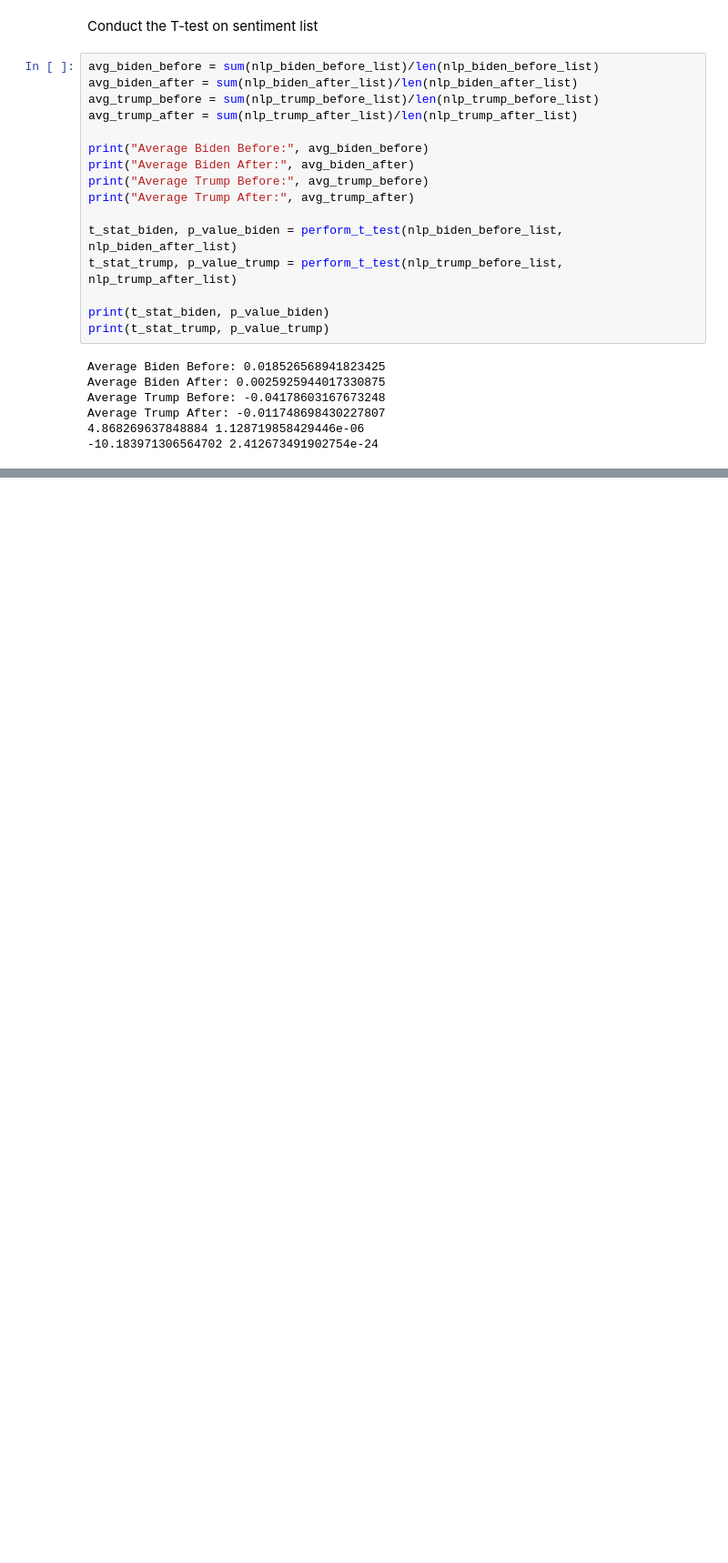
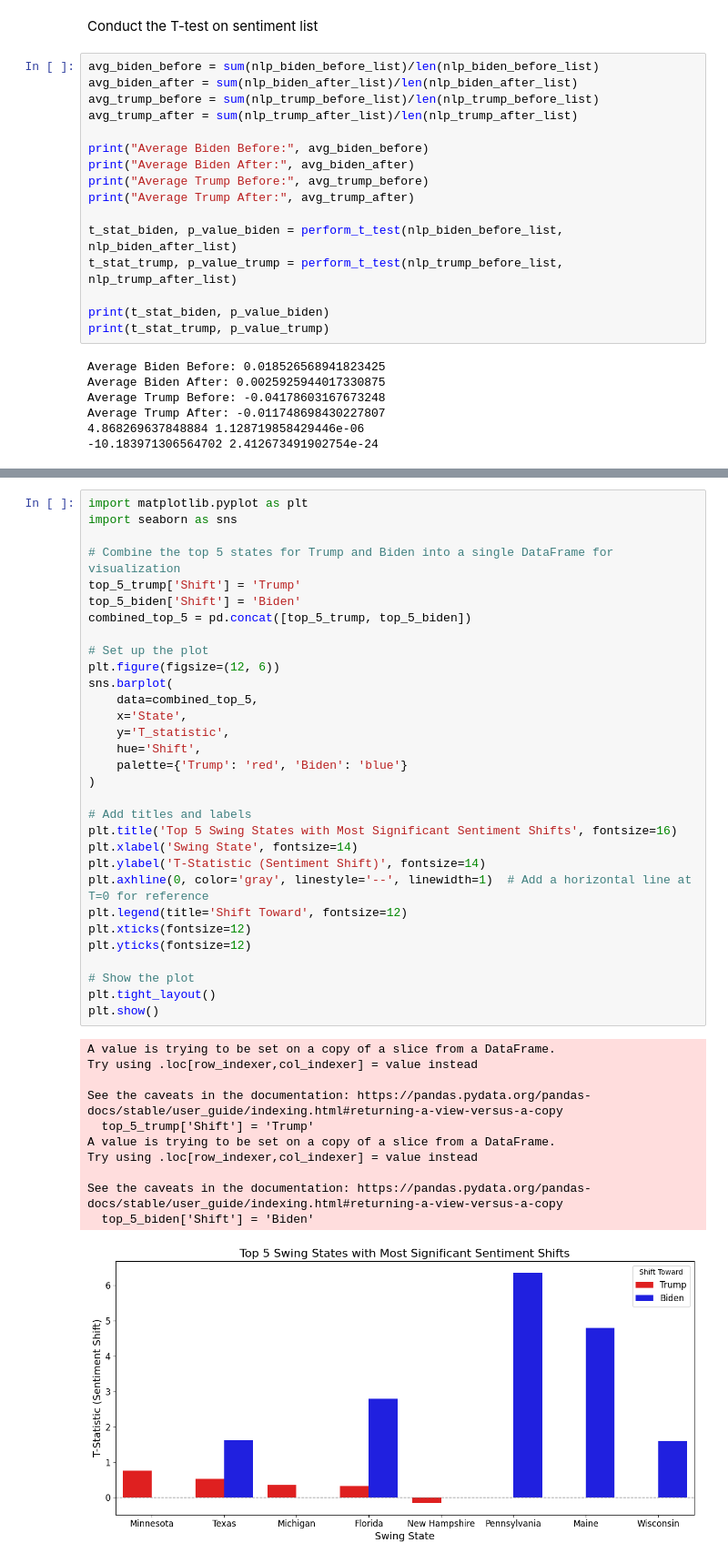
Before and after one commit to ArjunaBazaz/CS3_2020_Presidential_Approval_Rating_Analysis, a Jupyter notebook: SCRIPTS/4_data_analysis.ipynb, the cells around one changed output, grey strips where cells are left out. Shown at 91% size. Saved outputs shown, nothing was run; the diff lists cells and outputs as text; blank space fills up the shorter version.

```diff
--- a/SCRIPTS/4_data_analysis.ipynb
+++ b/SCRIPTS/4_data_analysis.ipynb
@@ -161,0 +390,43 @@ Average Trump After: -0.011748698430227807
+# %%
+import matplotlib.pyplot as plt
+import seaborn as sns
+
+# Combine the top 5 states for Trump and Biden into a single DataFrame for visualization
+top_5_trump['Shift'] = 'Trump'
+top_5_biden['Shift'] = 'Biden'
+combined_top_5 = pd.concat([top_5_trump, top_5_biden])
+
+# Set up the plot
+plt.figure(figsize=(12, 6))
+sns.barplot(
+    data=combined_top_5,
+    x='State',
+    y='T_statistic',
+    hue='Shift',
+    palette={'Trump': 'red', 'Biden': 'blue'}
+)
+
+# Add titles and labels
+plt.title('Top 5 Swing States with Most Significant Sentiment Shifts', fontsize=16)
+plt.xlabel('Swing State', fontsize=14)
+plt.ylabel('T-Statistic (Sentiment Shift)', fontsize=14)
+plt.axhline(0, color='gray', linestyle='--', linewidth=1)  # Add a horizontal line at T=0 for reference
+plt.legend(title='Shift Toward', fontsize=12)
+plt.xticks(fontsize=12)
+plt.yticks(fontsize=12)
+
+# Show the plot
+plt.tight_layout()
+plt.show()
+# %% [output]
+A value is trying to be set on a copy of a slice from a DataFrame.
+Try using .loc[row_indexer,col_indexer] = value instead
+
+See the caveats in the documentation: https://pandas.pydata.org/pandas-docs/stable/user_guide/indexing.html#returning-a-view-versus-a-copy
+  top_5_trump['Shift'] = 'Trump'
+A value is trying to be set on a copy of a slice from a DataFrame.
+Try using .loc[row_indexer,col_indexer] = value instead
+
+See the caveats in the documentation: https://pandas.pydata.org/pandas-docs/stable/user_guide/indexing.html#returning-a-view-versus-a-copy
+  top_5_biden['Shift'] = 'Biden'
+[figure, added]
```
Also changed, not shown: parts of 13 cells of this notebook.
